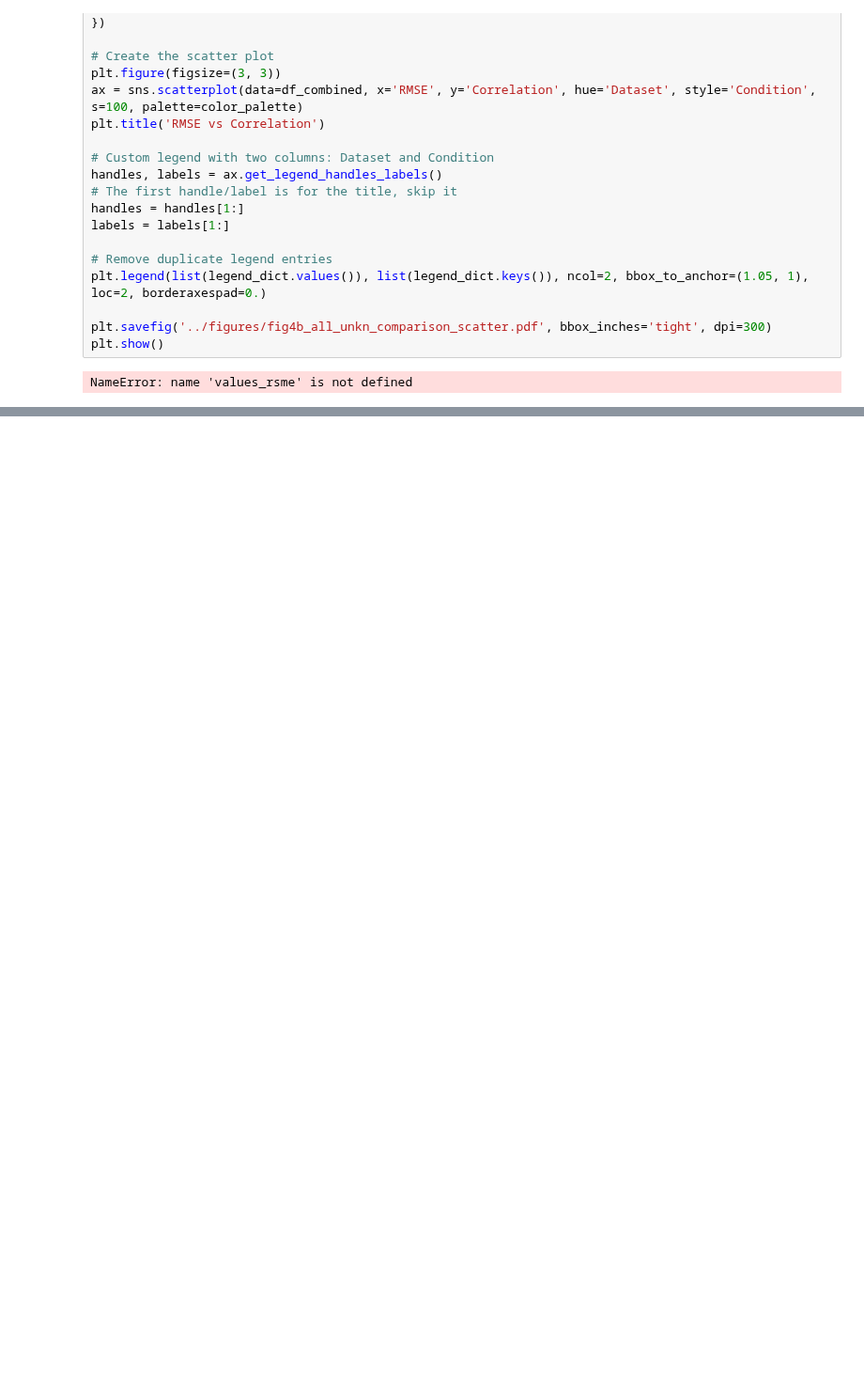
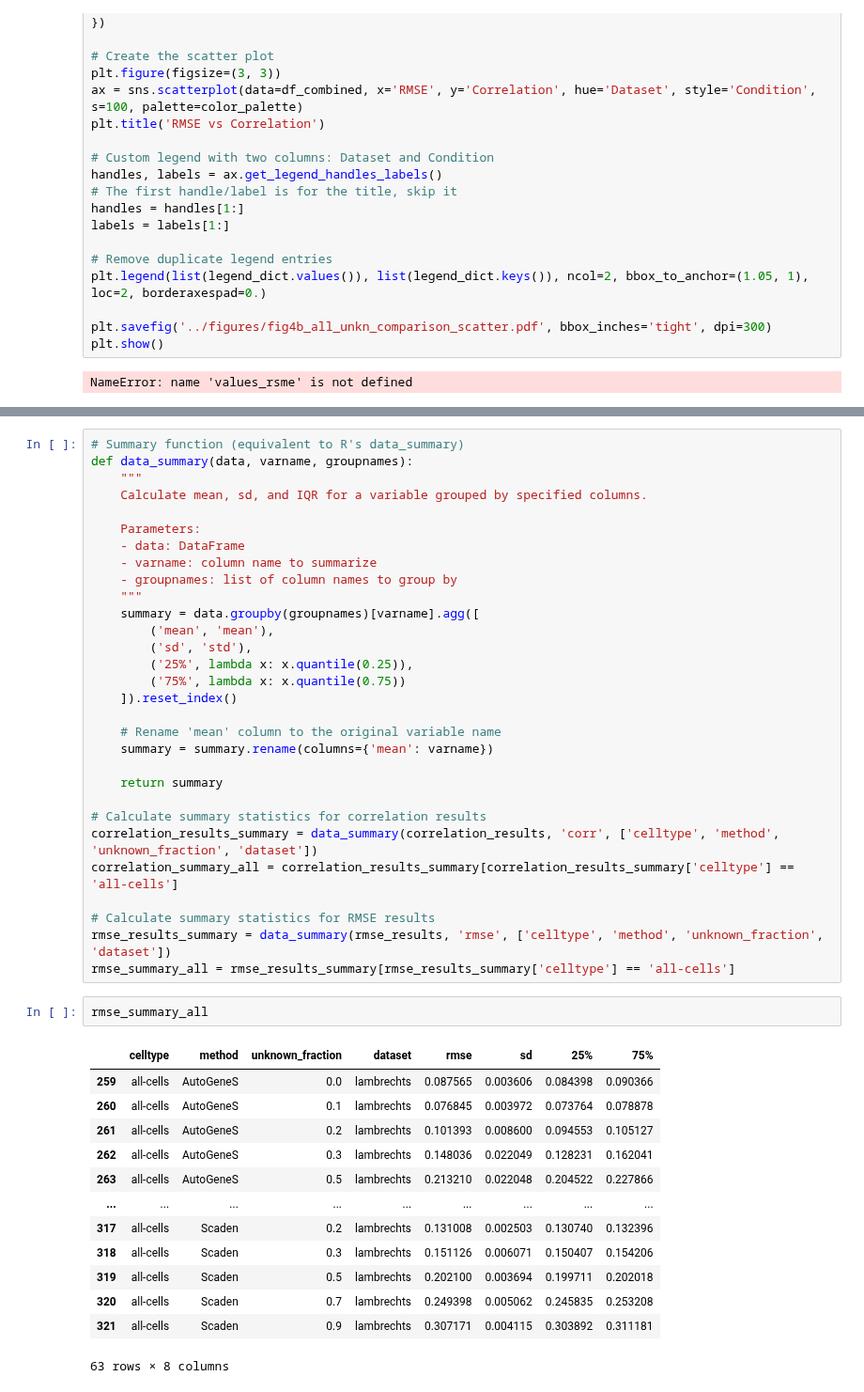
Before and after one commit to ComputationalBiomedicineGroup/rectangle_paper, a Jupyter notebook: notebooks/figure_4.ipynb, the cells around one changed output, grey strips where cells are left out. Shown at 94% size. Saved outputs shown, nothing was run; the diff lists cells and outputs as text; blank space fills up the shorter version.

```diff
--- a/notebooks/figure_4.ipynb
+++ b/notebooks/figure_4.ipynb
@@ -323,0 +392,46 @@ NameError: name 'values_rsme' is not defined
+# %%
+# Summary function (equivalent to R's data_summary)
+def data_summary(data, varname, groupnames):
+    """
+    Calculate mean, sd, and IQR for a variable grouped by specified columns.
+
+    Parameters:
+    - data: DataFrame
+    - varname: column name to summarize
+    - groupnames: list of column names to group by
+    """
+    summary = data.groupby(groupnames)[varname].agg([
+        ('mean', 'mean'),
+        ('sd', 'std'),
+        ('25%', lambda x: x.quantile(0.25)),
+        ('75%', lambda x: x.quantile(0.75))
+    ]).reset_index()
+
+    # Rename 'mean' column to the original variable name
+    summary = summary.rename(columns={'mean': varname})
+
+    return summary
+
+# Calculate summary statistics for correlation results
+correlation_results_summary = data_summary(correlation_results, 'corr', ['celltype', 'method', 'unknown_fraction', 'dataset'])
+correlation_summary_all = correlation_results_summary[correlation_results_summary['celltype'] == 'all-cells']
+
+# Calculate summary statistics for RMSE results
+rmse_results_summary = data_summary(rmse_results, 'rmse', ['celltype', 'method', 'unknown_fraction', 'dataset'])
+rmse_summary_all = rmse_results_summary[rmse_results_summary['celltype'] == 'all-cells']
+# %%
+rmse_summary_all
+# %% [output]
+|  | celltype | method | unknown_fraction | dataset | rmse | sd | 25% | 75% |
+| 259 | all-cells | AutoGeneS | 0.0 | lambrechts | 0.087565 | 0.003606 | 0.084398 | 0.090366 |
+| 260 | all-cells | AutoGeneS | 0.1 | lambrechts | 0.076845 | 0.003972 | 0.073764 | 0.078878 |
+| 261 | all-cells | AutoGeneS | 0.2 | lambrechts | 0.101393 | 0.008600 | 0.094553 | 0.105127 |
+| 262 | all-cells | AutoGeneS | 0.3 | lambrechts | 0.148036 | 0.022049 | 0.128231 | 0.162041 |
+| 263 | all-cells | AutoGeneS | 0.5 | lambrechts | 0.213210 | 0.022048 | 0.204522 | 0.227866 |
+| ... | ... | ... | ... | ... | ... | ... | ... | ... |
+| 317 | all-cells | Scaden | 0.2 | lambrechts | 0.131008 | 0.002503 | 0.130740 | 0.132396 |
+| 318 | all-cells | Scaden | 0.3 | lambrechts | 0.151126 | 0.006071 | 0.150407 | 0.154206 |
+| 319 | all-cells | Scaden | 0.5 | lambrechts | 0.202100 | 0.003694 | 0.199711 | 0.202018 |
+| 320 | all-cells | Scaden | 0.7 | lambrechts | 0.249398 | 0.005062 | 0.245835 | 0.253208 |
+| 321 | all-cells | Scaden | 0.9 | lambrechts | 0.307171 | 0.004115 | 0.303892 | 0.311181 |
+63 rows × 8 columns
```
Also changed, not shown: parts of 6 cells of this notebook, 1 other file.
